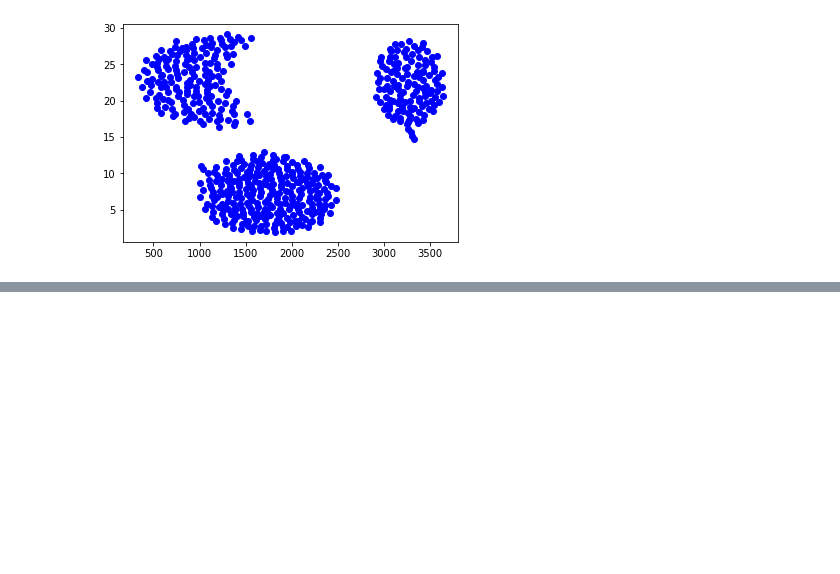
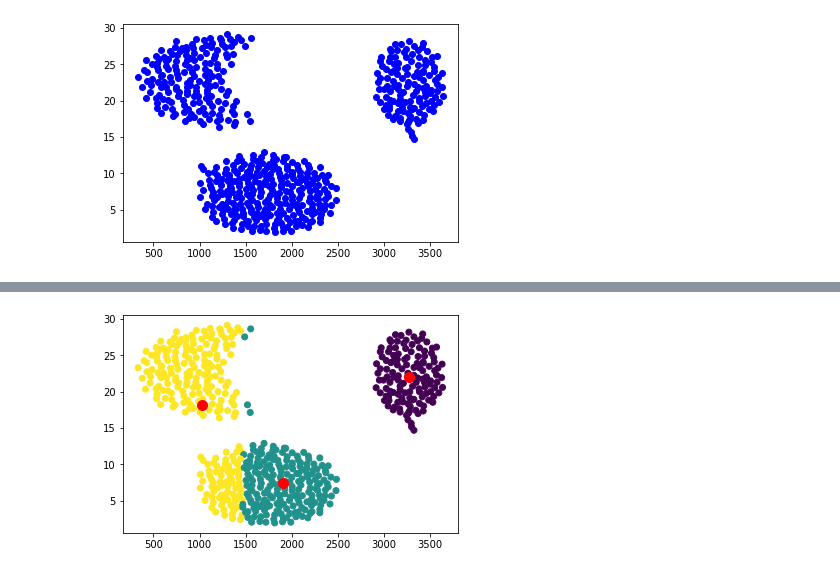
Before and after one commit to jovit/mc866-project-1, a Jupyter notebook: main.ipynb, the cells around one changed output, grey strips where cells are left out. Saved outputs shown, nothing was run; the diff lists cells and outputs as text; code cells hidden in the pictures; blank space fills up the shorter version.

Commit message:
kmeans basic done

```diff
--- a/main.ipynb
+++ b/main.ipynb
@@ -127,0 +118,11 @@ KeyboardInterrupt:
+# %%
+# Result of clusters after fitting is done
+
+c = k.clusters()
+
+fig, ax = plt.subplots()
+ax.scatter(df.iloc[:,:1].values,df.iloc[:,1:].values, c=c) # the data
+ax.scatter(k.centroids[:,:1],k.centroids[:,1:], c="red", s=100) # the data
+plt.show()
+# %% [output]
+[figure, added]
```
Also changed, not shown: parts of 5 cells of this notebook.
